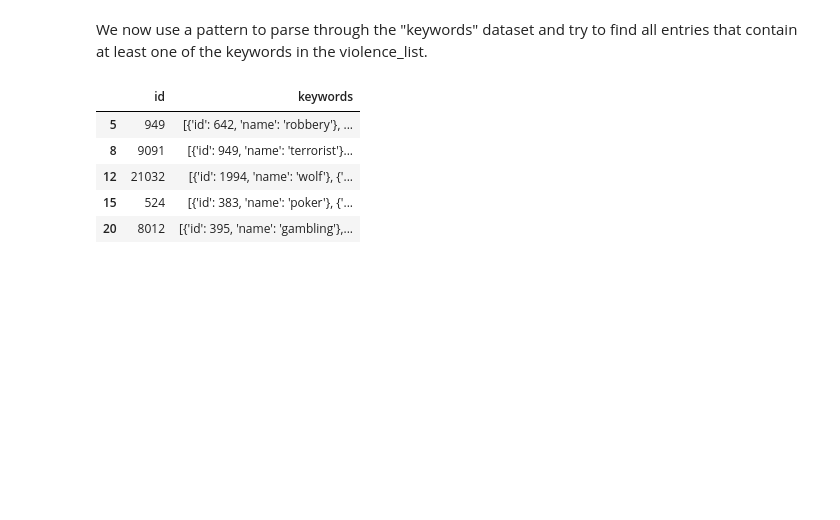
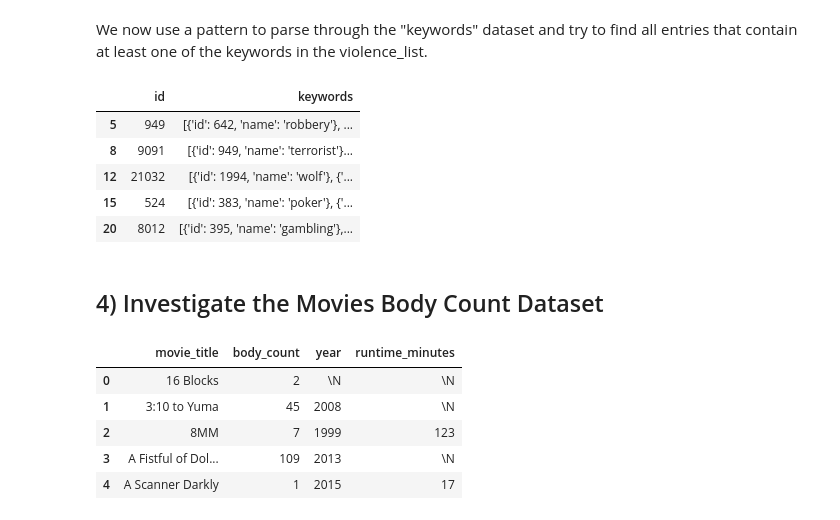
Before and after one commit to epfl-ada/ada-2024-project-alligatorsdontapologize24, a Jupyter notebook: src/Exploratory_Data_Analysis.ipynb, the cells around one changed output. Drawn from its saved outputs; the diff is of its cells as text; code cells hidden in the pictures; blank space fills up the shorter version.

```diff
--- a/src/Exploratory_Data_Analysis.ipynb
+++ b/src/Exploratory_Data_Analysis.ipynb
@@ -228,3 +244,14 @@ filtered_Kaggle_keywords.head()
 | 12 | 21032 | [{'id': 1994, 'name': 'wolf'}, {'... |
 | 15 | 524 | [{'id': 383, 'name': 'poker'}, {'... |
 | 20 | 8012 | [{'id': 395, 'name': 'gambling'},... |
+# %% [markdown]
+## 4) Investigate the Movies Body Count Dataset
+# %%
+movies_body_count.head()
+# %% [output]
+|  | movie_title | body_count | year | runtime_minutes |
+| 0 | 16 Blocks | 2 | \N | \N |
+| 1 | 3:10 to Yuma | 45 | 2008 | \N |
+| 2 | 8MM | 7 | 1999 | 123 |
+| 3 | A Fistful of Dol... | 109 | 2013 | \N |
+| 4 | A Scanner Darkly | 1 | 2015 | 17 |
```
Also changed, not shown: parts of 6 cells of this notebook.
